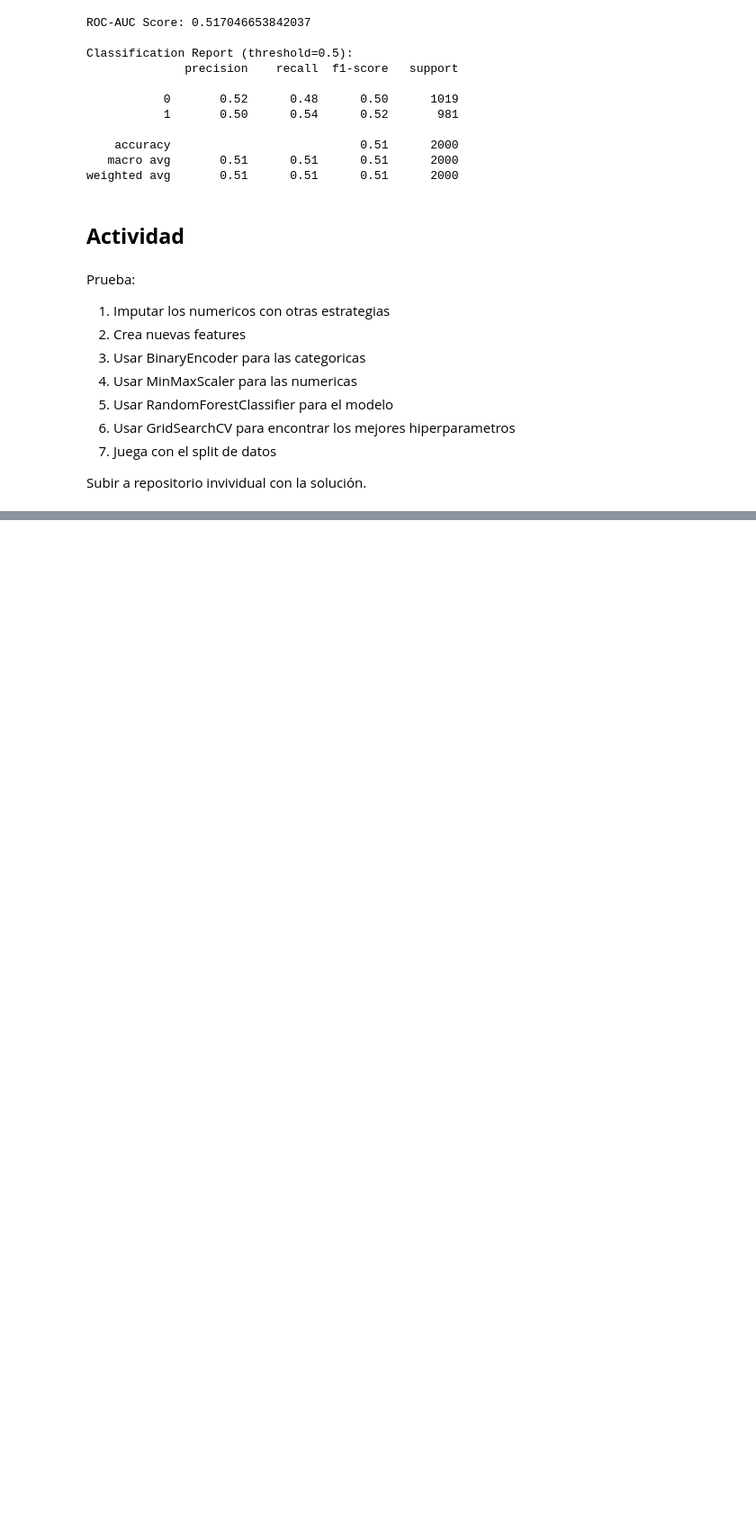
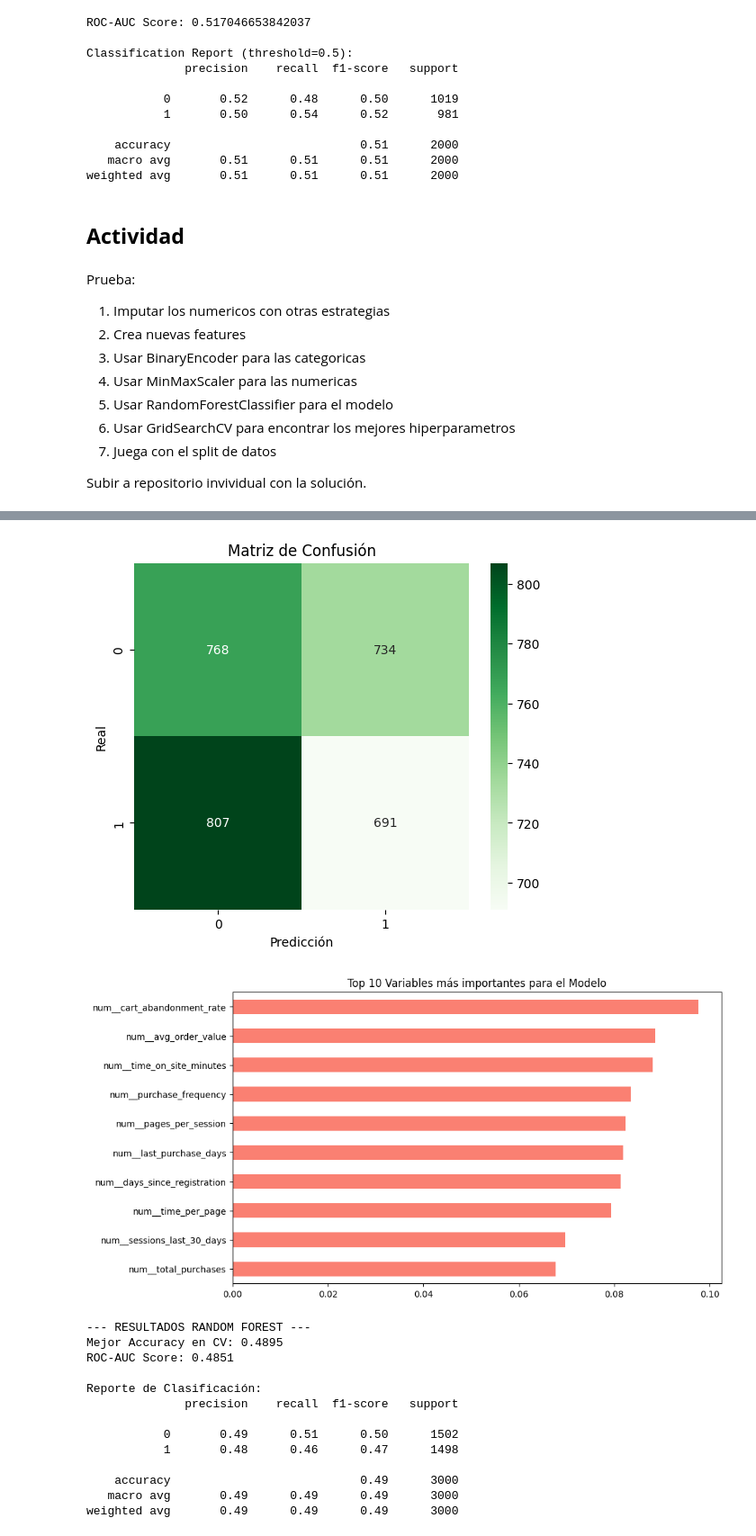
Before and after one commit to yesortp/Actividad-5-abril, a Jupyter notebook: 01_mlops_intro_notebook.ipynb, the cells around one changed output, grey strips where cells are left out. Shown at 90% size. Saved outputs shown, nothing was run; the diff lists cells and outputs as text; code cells hidden in the pictures; blank space fills up the shorter version.

Commit message:
Agregando imports y Pipeline de preprocesamiento

```diff
--- a/01_mlops_intro_notebook.ipynb
+++ b/01_mlops_intro_notebook.ipynb
@@ -439,0 +462,12 @@ Subir a repositorio invividual con la solución.
+# %%
+# nuevas features (Feature Engineering) ---
+def create_features(df_input):
+    df = df_input.copy()
+    # Engagement score: tiempo por página
+    df['time_per_page'] = df['time_on_site_minutes'] / (df['pages_per_session'] + 1)
+    # Customer seniority: ¿Es cliente antiguo?
+    df['is_old_customer'] = (df['days_since_registration'] > 365).astype(int)
+    return df
+
+X_train = create_features(X_train)
+X_test = create_features(X_test)
@@ -439,0 +537,52 @@ Subir a repositorio invividual con la solución.
+# %%
+#  MODELO OPTIMIZADO
+best_model = grid_search.best_estimator_
+y_pred = best_model.predict(X_test)
+y_pred_proba = best_model.predict_proba(X_test)[:, 1]
+
+
+
+# Matriz de Confusión
+plt.figure(figsize=(6, 5))
+cm = confusion_matrix(y_test, y_pred)
+sns.heatmap(cm, annot=True, fmt='d', cmap='Greens')
+plt.title('Matriz de Confusión')
+plt.xlabel('Predicción')
+plt.ylabel('Real')
+plt.show()
+
+#  Importancia de las Variables (Feature Importance)
+importances = best_model.named_steps['classifier'].feature_importances_
+
+feature_names = best_model.named_steps['preprocessor'].get_feature_names_out()
+
+feat_imp = pd.Series(importances, index=feature_names).sort_values(ascending=False).head(10)
+
+plt.figure(figsize=(10, 6))
+feat_imp.plot(kind='barh', color='salmon')
+plt.title('Top 10 Variables más importantes para el Modelo')
+plt.gca().invert_yaxis()
+plt.show()
+
+
+print(f"--- RESULTADOS RANDOM FOREST ---")
+print(f"Mejor Accuracy en CV: {grid_search.best_score_:.4f}")
+print(f"ROC-AUC Score: {roc_auc_score(y_test, y_pred_proba):.4f}")
+print("\nReporte de Clasificación:")
+print(classification_report(y_test, y_pred))
+# %% [output]
+[figure, added]
+[figure, added]
+--- RESULTADOS RANDOM FOREST ---
+Mejor Accuracy en CV: 0.4895
+ROC-AUC Score: 0.4851
+
+Reporte de Clasificación:
+              precision    recall  f1-score   support
+
+           0       0.49      0.51      0.50      1502
+           1       0.48      0.46      0.47      1498
+
+    accuracy                           0.49      3000
+   macro avg       0.49      0.49      0.49      3000
+weighted avg       0.49      0.49      0.49      3000
```
Also changed, not shown: parts of 6 cells of this notebook.
